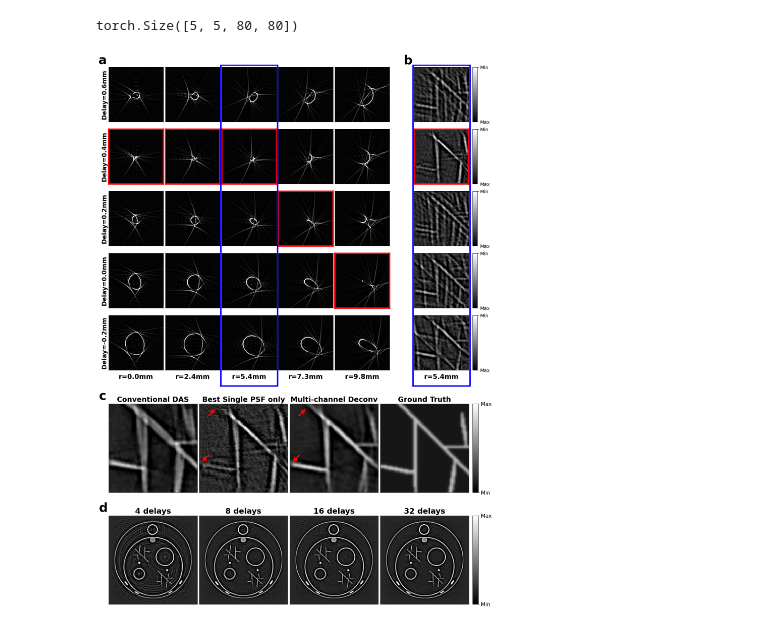
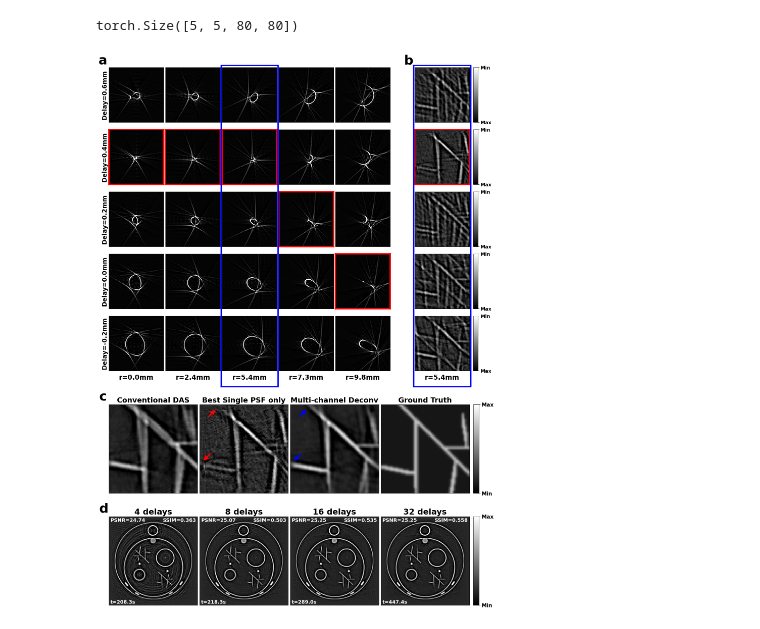
Before and after one commit to Lukeli0425/Coord-SoS-PACT, a Jupyter notebook: figures/figure_deconvolution.ipynb, the cells around one changed output. Cells and saved outputs as stored; diff of their text form; code cells hidden in the pictures.

```diff
--- a/figures/figure_deconvolution.ipynb
+++ b/figures/figure_deconvolution.ipynb
@@ -70,7 +74,7 @@ print(delays_show)
 # %% [markdown]
 ### Conventional DAS
 # %%
-das = DAS(R_ring=0.05, N_transducer=512, T_sample=1/40e6, x_vec=x_vec, y_vec=y_vec, mode='zero')
+das = DelayAndSum(R_ring=0.05, N_transducer=512, T_sample=1/40e6, x_vec=x_vec, y_vec=y_vec, mode='zero')
 das.cuda()
 das.eval()
 # %% [output]
@@ -110,16 +112,16 @@ with torch.no_grad():
         img_stack.append(recon)
 img_stack = torch.stack(img_stack, dim=0)
 # %%
-gt = IP_img[20*i:20*i+80, 20*j:20*j+80]
-thetas, wfs = Wavefront_SOS(torch.tensor(x).cuda(), torch.tensor(y).cuda(), torch.tensor(SOS).cuda())
-tf_stack = tf_pact(torch.tensor(delays).cuda().view(1,-1,1,1), thetas, wfs)
+gt = IP_gt[20*i:20*i+80, 20*j:20*j+80].copy()
+thetas, wfs = sos2wf(torch.tensor(x).cuda(), torch.tensor(y).cuda(), torch.tensor(SOS_gt).cuda())
+tf_stack = wf2tf(torch.tensor(delays).cuda().view(1,-1,1,1), thetas, wfs)
 obs_stack = img_stack[...,20*i:20*i+80, 20*j:20*j+80].unsqueeze(0)
 # obs_stack = img_stack[...,20*i-40:20*i+120, 20*j-40:20*j+120].unsqueeze(0)
 rec_combined, _, _ = deconv(obs_stack, tf_stack)
 rec_combined = rec_combined.squeeze(0).squeeze(0).detach().cpu().numpy()
 # %%
 recs = []
-deconv = Wiener_Batched(lam=0.005, order=3)
+deconv = WienerBatched(lam=0.005, order=3)
 deconv.cuda()
 deconv.eval()
 for idx, delay in zip(ids_show, delays_show):
@@ -136,15 +138,15 @@ rs = [0, R/4, r, 3*R/4, R]
 psfs_show, tfs_show = [], []
 for r in rs:
     x, y = r*np.cos(phi), r*np.sin(phi)
-    thetas, wfs = Wavefront_SOS(torch.tensor(x).cuda(), torch.tensor(y).cuda(), torch.tensor(SOS).cuda())
-    tf = tf_pact(torch.tensor(delays).cuda().view(1,-1,1,1), thetas, wfs).squeeze(0).detach().cpu()
+    thetas, wfs = sos2wf(torch.tensor(x).cuda(), torch.tensor(y).cuda(), torch.tensor(SOS_gt).cuda())
+    tf = wf2tf(torch.tensor(delays).cuda().view(1,-1,1,1), thetas, wfs).squeeze(0).detach().cpu()
     tf = tf[ids_show,...]
     psf = crop_half(fftshift((ifft2(tf)), dim=(-2,-1)).real)
     psf /= psf.sum(dim=(-2,-1)).unsqueeze(-1).unsqueeze(-1)
     psfs_show.append(psf)
     tfs_show.append(tf)
 psfs_show, tfs_show = torch.stack(psfs_show, dim=0), torch.stack(tfs_show, dim=0)
-psfs_show.shape
+print(psfs_show.shape)
 # %% [output]
 torch.Size([5, 5, 80, 80])
 # %%
@@ -166,7 +168,7 @@ for i, r_i in enumerate(rs):
         if i == 0:
             plt.ylabel('Delay={:.1f}mm'.format(delays_show[j]*1e3), fontsize=18, fontweight='bold')
             if j == 4:
-                plt.title('a', loc='center', x=-0.11, y=1.02, fontsize=35, fontweight='bold', color='black')
+                plt.title('a', loc='center', x=-0.11, y=1.02, fontsize=37, fontweight='bold', color='black')
         # elif i == 4:
         #     cax = fig.add_axes([ax.get_position().x1+0.008, ax.get_position().y0, 0.01, ax.get_position().height])
         #     cb = plt.colorbar(cax=cax)
@@ -188,7 +190,7 @@ for j, delay in enumerate(delays_show):
     if j == 0:
         ax.set_title('r={:.1f}mm'.format(rs[2]*1e3), fontsize=19, fontweight='bold', y=-0.2)
     elif j == 4:
-        plt.title('b', loc='center', x=-0.11, y=1.02, fontsize=35, fontweight='bold', color='black')
+        plt.title('b', loc='center', x=-0.11, y=1.02, fontsize=37, fontweight='bold', color='black')
     elif j == best_ids[2]:
         for loc in ['bottom', 'top', 'left', 'right']:
             ax.spines[loc].set_color('red')
@@ -197,7 +199,7 @@ for j, delay in enumerate(delays_show):
     cax = fig.add_axes([ax.get_position().x1+0.008, ax.get_position().y0, 0.01, ax.get_position().height])
     cb = plt.colorbar(cax=cax, norm=norm_IP)
     cb.set_ticks([5, -1])
-    cb.set_ticklabels(['Min', 'Max'], fontsize=13.5)
+    cb.set_ticklabels(['Min', 'Max'], fontsize=13.5, fontweight='bold')
 
 main_ax.set_zorder(20)
 main_ax.axis('off')
@@ -210,40 +212,47 @@ main_ax.plot([x1, x1, x2, x2, x1], [y1, y2, y2, y1, y1], color='blue', linewidth
 main_ax.plot([x3, x3, x4, x4, x3], [y1, y2, y2, y1, y1], color='blue', linewidth=4.)
 
 # Panel c: comparing single/multi-channel deconvolution on an image patch.
 for j, (img, title) in enumerate(zip([rec_das, recs[best_ids[2]], rec_combined, gt], ['Conventional DAS', 'Best Single PSF only', 'Multi-channel Deconv', 'Ground Truth'])):
     ax = plt.subplot(gs[27:35,8*j:8*(j+1)])
     plt.xticks([])
     plt.yticks([])
     plt.imshow(img, cmap='gray', norm=norm_IP)
-    plt.title(title, fontsize=20.3, fontweight='bold')
+    plt.title(title, fontsize=20.5, fontweight='bold')
     if j == 0:
-        plt.title('c', loc='left', x=-0.11, y=1.02, fontsize=35, fontweight='bold', color='black')
-    elif j in [1,2]:
+        plt.title('c', loc='left', x=-0.11, y=1.02, fontsize=37, fontweight='bold', color='black')
+    elif j == 1:
         plt.arrow(8, 10, 3, -3, color='red', linewidth=3.5, head_width=3, head_length=3)
-        plt.arrow(8, 46, -3, 3, color='red', linewidth=3.5, head_width=3, head_length=3)
+        plt.arrow(9, 44, -3, 3, color='red', linewidth=3.5, head_width=3, head_length=3)
+    elif j == 2:
+        plt.arrow(8, 10, 3, -3, color='blue', linewidth=3.5, head_width=3, head_length=3)
+        plt.arrow(9, 44, -3, 3, color='blue', linewidth=3.5, head_width=3, head_length=3)
     elif j == 3:
         cax = fig.add_axes([ax.get_position().x1+0.008, ax.get_position().y0, 0.012, ax.get_position().height])
         cb = plt.colorbar(cax=cax)
         cb.set_ticks([-1, 5])
-        cb.set_ticklabels(['Min', 'Max'], fontsize=15)
+        cb.set_ticklabels(['Min', 'Max'], fontsize=15, fontweight='bold')
 
 # Panel d: comparing different number of delays in mutli-channel deconvolution.
-for j, (img, n_delays) in enumerate(zip([rec_das, recs[best_ids[2]], rec_combined, gt], n_delays_list)):
+for j, n_delays in enumerate(n_delays_list):
     params = '{}delays_{}lyrs_{}fts_TV={:.1e}_lr={:.1e}_{}iters'.format(n_delays, 1, 64, 5e-5, 1e-4, 30)
     IP_rec = standardize(load_mat(os.path.join(RESULTS_DIR, 'NF-APACT', params, 'IP_rec.mat')))
+    t = load_log(os.path.join(RESULTS_DIR, 'NF-APACT', params, 'log.json'))['time']
     ax = plt.subplot(gs[36:44,8*j:8*(j+1)])
     plt.xticks([])
     plt.yticks([])
     plt.imshow(IP_rec, cmap='gray', norm=norm_IP)
-    plt.title(f'{n_delays} delays', fontsize=22, fontweight='bold')
+    plt.title(f'{n_delays} delays', fontsize=23, fontweight='bold')
+    plt.text(s='PSNR={:.2f}'.format(psnr(IP_gt, IP_rec, data_range=data_range_IP)), x=9, y=33, fontsize=14, fontweight='bold', color='white')
+    plt.text(s='SSIM={:.3f}'.format(ssim(IP_gt, IP_rec, data_range=data_range_IP)), x=339, y=33, fontsize=14, fontweight='bold', color='white')
+    plt.text(s='t={:.1f}s'.format(t), x=9, y=550, fontsize=14, fontweight='bold', color='white')
     if j == 0:
-        plt.title('d', loc='left', x=-0.11, y=1.02, fontsize=35, fontweight='bold', color='black')
+        plt.title('d', loc='left', x=-0.11, y=1.02, fontsize=37, fontweight='bold', color='black')
     elif j == 3:
         cax = fig.add_axes([ax.get_position().x1+0.008, ax.get_position().y0, 0.012, ax.get_position().height])
         cb = plt.colorbar(cax=cax)
         cb.set_ticks([-1, 5])
-        cb.set_ticklabels(['Min', 'Max'], fontsize=15)
+        cb.set_ticklabels(['Min', 'Max'], fontsize=15, fontweight='bold')
 
 plt.savefig('figure_deconvolution.png', dpi=256, bbox_inches='tight')
 # %% [output]
-[figure, old version]
+[figure, new version]
```
Also changed, not shown: parts of 5 cells of this notebook, 20 other files.
